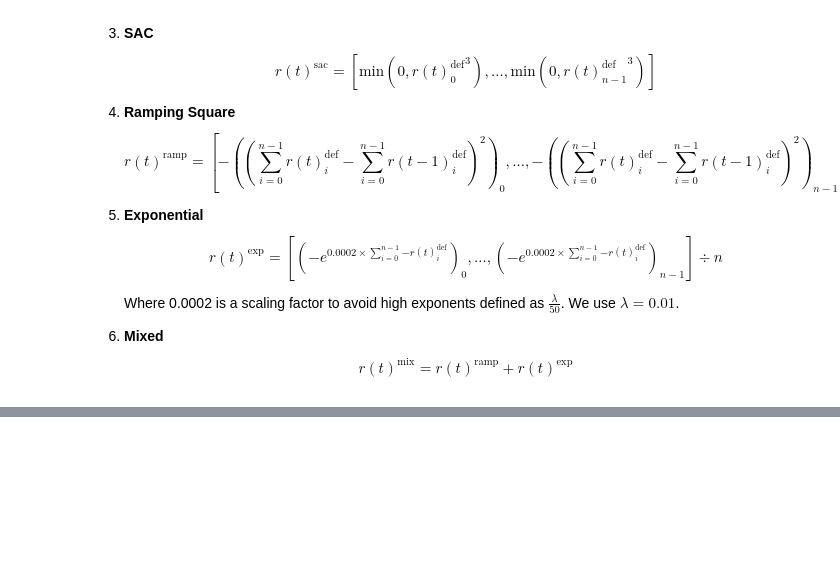
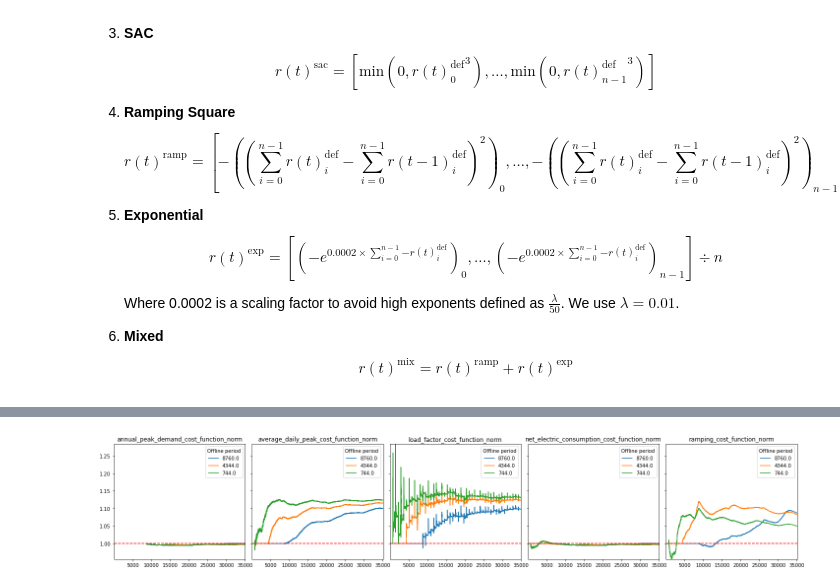
Before and after one commit to intelligent-environments-lab/CityLearn, a Jupyter notebook: reward_function_exploration_analysis.ipynb, the cells around one changed output, grey strips where cells are left out. Saved outputs shown, nothing was run; the diff lists cells and outputs as text; code cells hidden in the pictures; blank space fills up the shorter version.

```diff
--- a/reward_function_exploration_analysis.ipynb
+++ b/reward_function_exploration_analysis.ipynb
@@ -262,0 +163,89 @@ database.get_table('cooling_device_timeseries')
+# %%
+# # cost functions
+# rbc_environment_id = 4
+# plot_metadata = metadata[(metadata['agent_name']=='marlisa') | (metadata['environment_id']==rbc_environment_id)]
+# plot_data_list = []
+
+# for i, (_, environment_id, _, exploration_period) in enumerate(plot_metadata.to_records(index=False)):
+#     print(f'\r{i+1}/{plot_metadata.shape[0]}',end='')
+#     query = query = f"""
+#     SELECT
+#         t.timestep,
+#         e.net_electric_consumption
+#     FROM environment_timeseries e
+#     LEFT JOIN timestep t ON t.id = e.timestep_id
+#     WHERE e.environment_id = {environment_id}
+#     """
+#     plot_data = database.query_table(query)
+
+#     # cost functions
+#     plot_data['ramping_cost_function'] = plot_data['net_electric_consumption'].rolling(
+#         window=plot_data.shape[0],min_periods=2
+#     ).apply(lambda x: cost_function.ramping(x),raw=True)
+#     plot_data['load_factor_cost_function'] = plot_data['net_electric_consumption'].rolling(
+#         window=plot_data.shape[0],min_periods=730
+#     ).apply(lambda x: cost_function.load_factor(x),raw=True)
+#     plot_data['average_daily_peak_cost_function'] = plot_data['net_electric_consumption'].rolling(
+#         window=plot_data.shape[0],min_periods=24
+#     ).apply(lambda x: cost_function.average_daily_peak(x),raw=True)
+#     plot_data['annual_peak_demand_cost_function'] = plot_data['net_electric_consumption'].rolling(
+#         window=plot_data.shape[0],min_periods=8760
+#     ).apply(lambda x: cost_function.net_electric_consumption(x),raw=True)
+#     plot_data['net_electric_consumption_cost_function'] = plot_data['net_electric_consumption'].rolling(
+#         window=plot_data.shape[0],min_periods=1
+#     ).apply(lambda x: cost_function.net_electric_consumption(x),raw=True)
+#     plot_data['environment_id'] = environment_id
+#     plot_data['exploration_period'] = exploration_period
+#     plot_data_list.append(plot_data)
+
+# calculate normalized cost
+plot_data = pd.concat(plot_data_list,ignore_index=True)
+plot_data = plot_data.drop(columns=['net_electric_consumption'])
+cost_function_columns = [c for c in plot_data.columns if c.endswith('cost_function')]
+id_vars = [c for c in plot_data.columns if c not in cost_function_columns]
+plot_data = plot_data.melt(id_vars=id_vars,value_vars=cost_function_columns)
+plot_data['variable'] += '_norm'
+rbc_data = plot_data[plot_data['environment_id']==rbc_environment_id].copy()
+rbc_data = rbc_data.rename(columns={'value':'baseline_value'})
+rbc_data = rbc_data[['timestep','variable','baseline_value']].copy()
+plot_data = pd.merge(plot_data,rbc_data,on=['timestep','variable'],how='left')
+plot_data['norm_value'] = plot_data['value']/plot_data['baseline_value']
+plot_data = plot_data[plot_data['environment_id']!=rbc_environment_id].copy()
+
+# plot normalized cost functions
+row_count = 1
+column_count = len(cost_function_columns)
+figsize = (4*column_count,4*row_count)
+fig, axs = plt.subplots(row_count,column_count,figsize=figsize,sharey=True,sharex=True)
+
+for ax, (variable, var_group) in zip(fig.axes, plot_data.groupby(['variable'])):
+    for (environment_id, exploration_period), env_group in var_group.groupby(['environment_id','exploration_period']):
+        x, y = env_group['timestep'], env_group['norm_value']
+        ax.plot(x,y,label=exploration_period)
+
+    ax.set_title(f'{variable}')
+    ax.axhline(1,color='red',linestyle='--')
+    ax.legend(title='Offline period')
+
+plt.tight_layout()
+plt.show()
+
+# plot not normalized cost functions
+row_count = 1
+column_count = len(cost_function_columns)
+figsize = (4*column_count,4*row_count)
+fig, axs = plt.subplots(row_count,column_count,figsize=figsize,sharex=True)
+
+for ax, (variable, var_group) in zip(fig.axes, plot_data.groupby(['variable'])):
+    for (environment_id, exploration_period), env_group in var_group.groupby(['environment_id','exploration_period']):
+        x, y = env_group['timestep'], env_group['value']
+        ax.plot(x,y,label=exploration_period)
+
+    ax.set_title(f'{variable.replace("_norm","")}')
+    # ax.axhline(1,color='red',linestyle='--')
+    ax.legend(title='Offline period')
+
+plt.tight_layout()
+plt.show()
+# %% [output]
+[figure, added]
```
Also changed, not shown: parts of 17 cells of this notebook.
